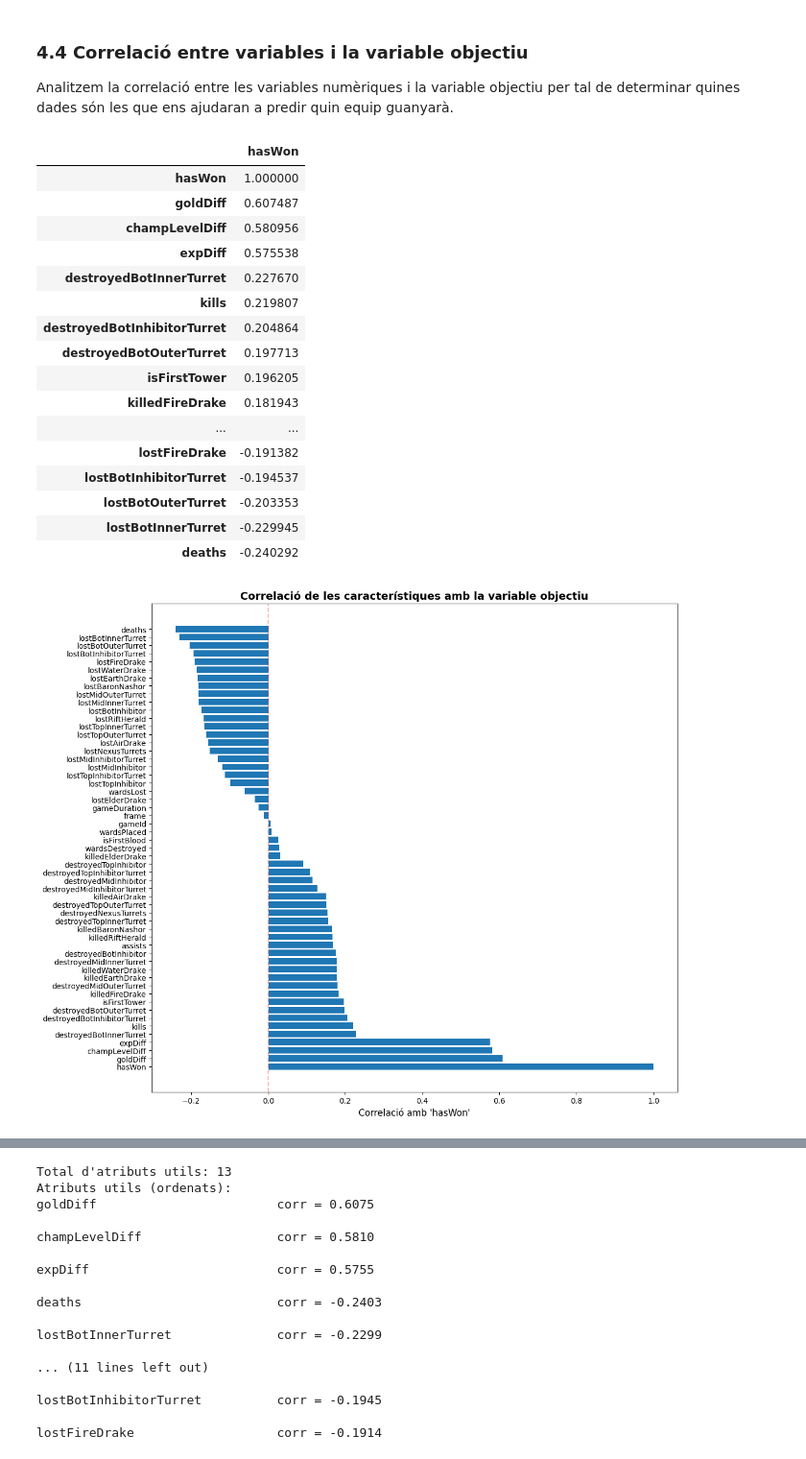
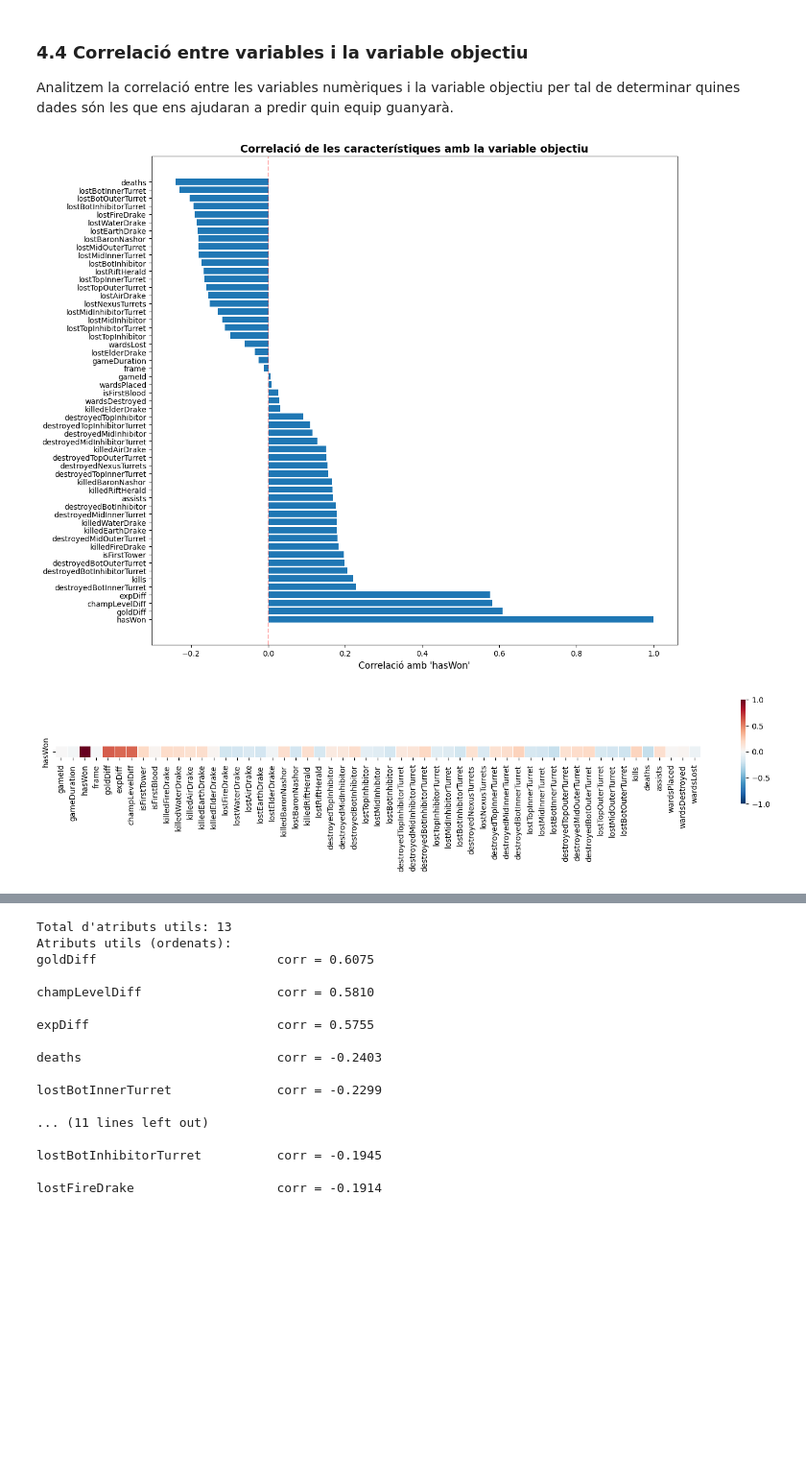
Before and after one commit to NIU1634990/kaggle_lol, a Jupyter notebook: kaggle.ipynb, the cells around one changed output, grey strips where cells are left out. Shown at 96% size. Drawn from its saved outputs; the diff is of its cells as text; code cells hidden in the pictures; blank space fills up the shorter version.

Commit message:
Canvis de visualització de l'EDA
Afegides dues gràfiques per a poder explicar tot d'una manera més entenedora

```diff
--- a/kaggle.ipynb
+++ b/kaggle.ipynb
@@ -307,44 +308,50 @@ Analitzem la correlació entre les variables numèriques i la variable objectiu
 # %%
 # Correlació de variables amb la variable objectiu
 df2 = df.copy()
 correlation_with_target = df2.corr()["hasWon"].sort_values(ascending=False)
 
-html = f"""
-<div style="max-height:300px; overflow-y:auto; overflow-x:auto;
-            border:1px solid #ccc; padding:6px;">
-    {correlation_with_target.to_frame().to_html()}
-</div>
-"""
-
-display(HTML(html))
-
-
-# Visualization of correlation with target
+# Visualització de la correlació amb la variable objectiu
 plt.figure(figsize=(12, 10))
 plt.barh(range(len(correlation_with_target)), correlation_with_target.values)
 plt.yticks(range(len(correlation_with_target)), correlation_with_target.index)
 plt.xlabel("Correlació amb 'hasWon'", fontsize=12)
 plt.title("Correlació de les característiques amb la variable objectiu", fontsize=14, fontweight="bold")
 plt.axvline(x=0, color="r", linestyle="--", alpha=0.3)
 plt.tight_layout()
 plt.show()
+
+winner_correlation = df.corr()['hasWon'].to_frame().T
+
+fig, ax = plt.subplots(figsize=(15, 4))
+
+sns.heatmap(
+    winner_correlation,
+    cmap='RdBu_r',
+    center=0,
+    vmin=-1, vmax=1,
+    square=True,
+    linewidths=0.5,
+    cbar_kws={"shrink": 0.6},
+    ax=ax
+)
+
+# --- Move entire x-axis downward (important!) ---
+ax.xaxis.set_ticks_position('bottom')
+ax.xaxis.set_label_position('bottom')
+
+# Rotació
+ax.set_xticklabels(ax.get_xticklabels(), rotation=90, ha='center')
+
+# --- Alternar etiquetes sense que entrin al heatmap ---
+for i, label in enumerate(ax.get_xticklabels()):
+    if i % 2 == 0:
+        label.set_y(-0.08)   # etiqueta una mica més avall
+    else:
+        label.set_y(-0.18)   # etiqueta encara més avall
+
+plt.tight_layout()
+plt.show()
 # %% [output]
-|  | hasWon |
-| hasWon | 1.000000 |
-| goldDiff | 0.607487 |
-| champLevelDiff | 0.580956 |
-| expDiff | 0.575538 |
-| destroyedBotInnerTurret | 0.227670 |
-| kills | 0.219807 |
-| destroyedBotInhibitorTurret | 0.204864 |
-| destroyedBotOuterTurret | 0.197713 |
-| isFirstTower | 0.196205 |
-| killedFireDrake | 0.181943 |
-| ... | ... |
-| lostFireDrake | -0.191382 |
-| lostBotInhibitorTurret | -0.194537 |
-| lostBotOuterTurret | -0.203353 |
-| lostBotInnerTurret | -0.229945 |
-| deaths | -0.240292 |
 [figure]
+[figure, added]
 # %% [markdown]
```
Also changed, not shown: parts of 16 cells of this notebook.
